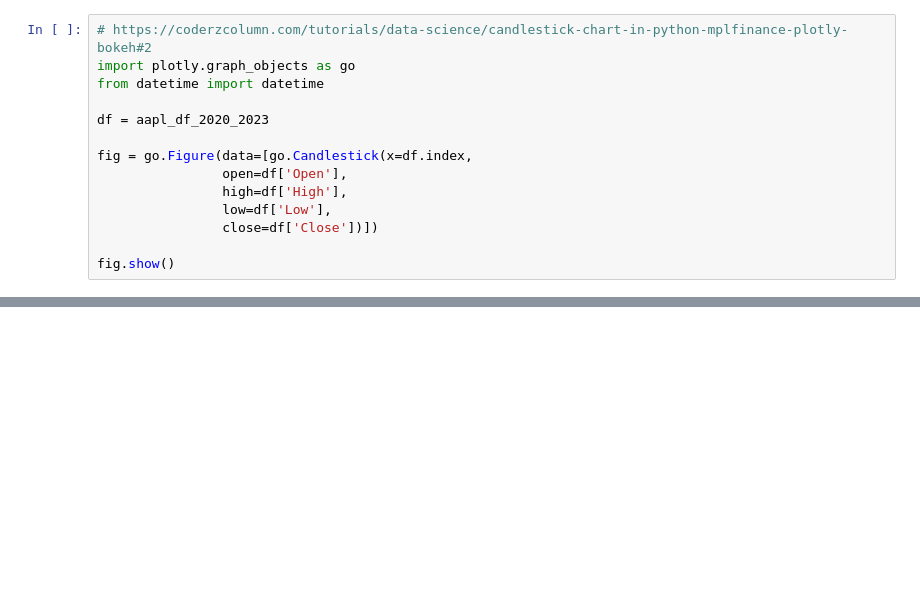
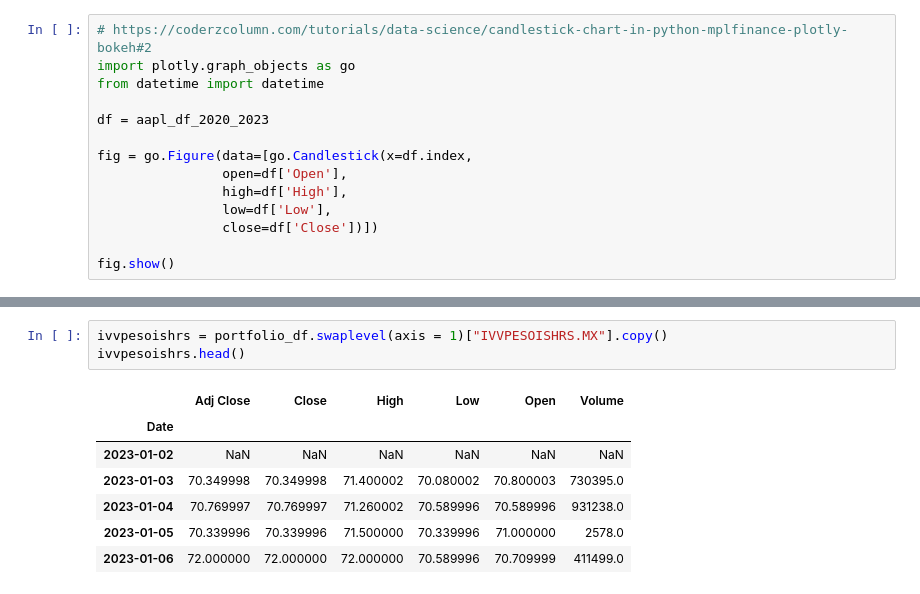
Before and after one commit to masterTrooperMx/PY_notebooks, a Jupyter notebook: STOCKS/yahoofin/yahooFin-notebook.ipynb, the cells around one changed output, grey strips where cells are left out. Saved outputs shown, nothing was run; the diff lists cells and outputs as text; blank space fills up the shorter version.

```diff
--- a/STOCKS/yahoofin/yahooFin-notebook.ipynb
+++ b/STOCKS/yahoofin/yahooFin-notebook.ipynb
@@ -96,0 +271,11 @@ fig.show()
+# %%
+ivvpesoishrs = portfolio_df.swaplevel(axis = 1)["IVVPESOISHRS.MX"].copy()
+ivvpesoishrs.head()
+# %% [output]
+|  | Adj Close | Close | High | Low | Open | Volume |
+| Date |  |  |  |  |  |  |
+| 2023-01-02 | NaN | NaN | NaN | NaN | NaN | NaN |
+| 2023-01-03 | 70.349998 | 70.349998 | 71.400002 | 70.080002 | 70.800003 | 730395.0 |
+| 2023-01-04 | 70.769997 | 70.769997 | 71.260002 | 70.589996 | 70.589996 | 931238.0 |
+| 2023-01-05 | 70.339996 | 70.339996 | 71.500000 | 70.339996 | 71.000000 | 2578.0 |
+| 2023-01-06 | 72.000000 | 72.000000 | 72.000000 | 70.589996 | 70.709999 | 411499.0 |
```
Also changed, not shown: parts of 17 cells of this notebook, 1 other file.
